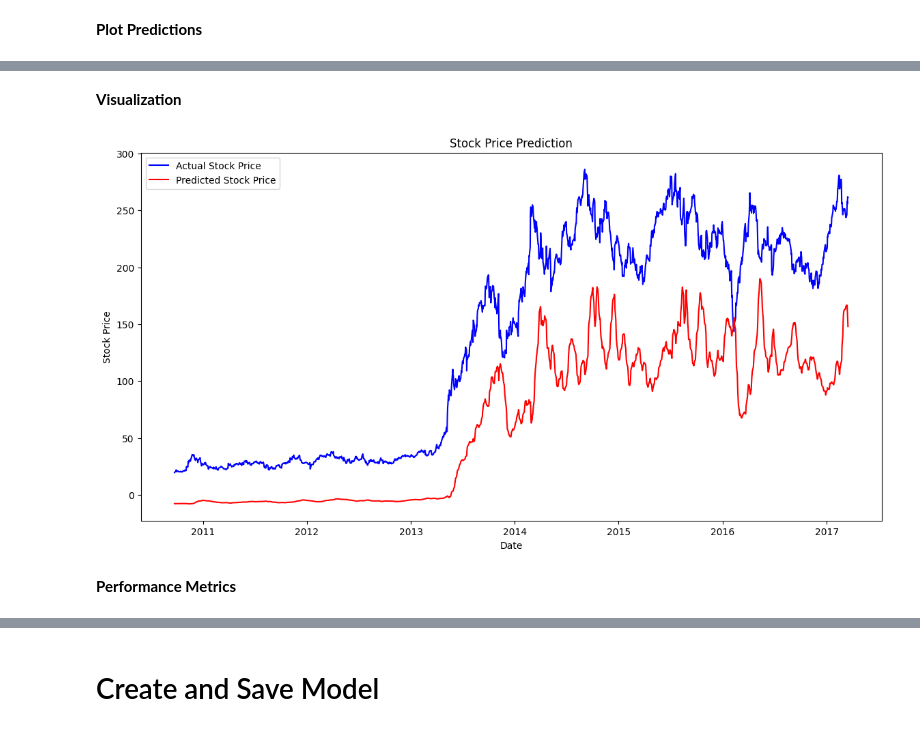
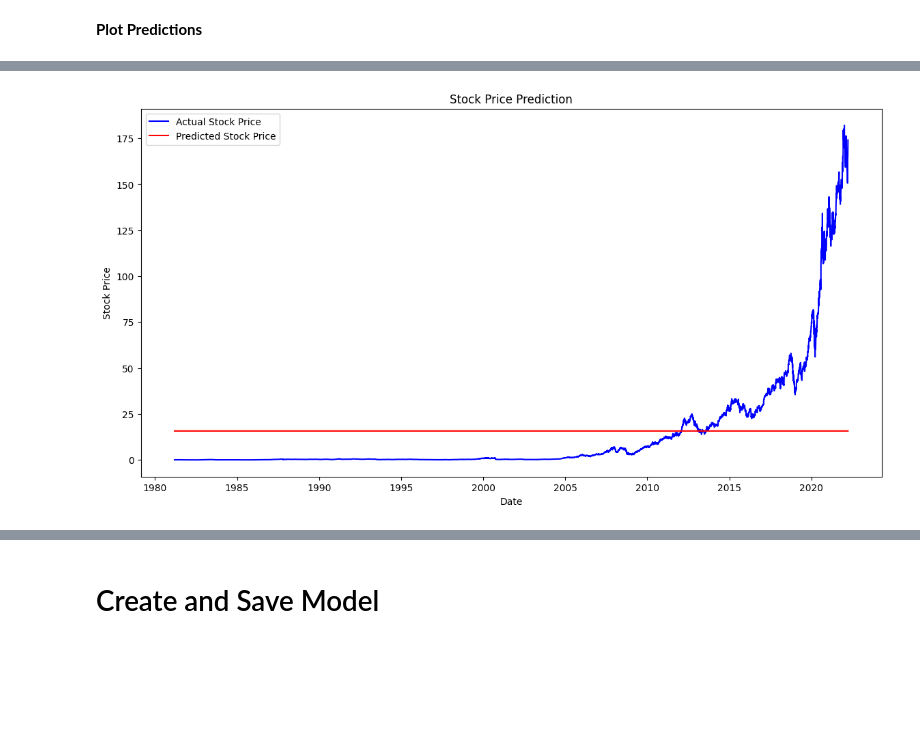
Before and after one commit to freshpex/AI-Final-Project, a Jupyter notebook: AI_Final_Project.ipynb, the cells around one changed output, grey strips where cells are left out. Cells and saved outputs as stored; diff of their text form; code cells hidden in the pictures; blank space fills up the shorter version.

```diff
--- a/AI_Final_Project.ipynb
+++ b/AI_Final_Project.ipynb
@@ -88,4 +125,0 @@ plt.show()
-# %%
-# we want to Normalize the data to make convergence faster
-scaler = MinMaxScaler(feature_range=(0, 1))
-scaled_data = scaler.fit_transform(combined_df)
@@ -209,11 +328,14 @@ plt.show()
 # %%
+# Load the trained model
+model = tf.keras.models.load_model('stock_prediction.h5')
+
 # Load a new dataset to test
-file = 'datasets/tesla.csv'
-testData = pd.read_csv(file)
-testData["Date"] = pd.to_datetime(testData["Date"])
-testData['Date'] = testData['Date'].dt.tz_localize(None)
-testData.set_index('Date', inplace=True)
-testData = testData.dropna()
+file = 'datasets/apple.csv'
+test_data = pd.read_csv(file)
+test_data['Date'] = pd.to_datetime(test_data['Date'])
+test_data.set_index('Date', inplace=True)
+test_data = test_data.dropna()
 
 # Normalize the dataset using the same scaler
-input_scaled = scaler.transform(testData.values)
+scaler = scalers['Tesla']
+input_scaled = scaler.transform(test_data[['Open', 'High', 'Low', 'Close', 'Adj Close', 'Volume']].values)
@@ -220,22 +344,23 @@ input_scaled = scaler.transform(testData.values)
 # %%
 # Initialize variables for testing
 x_test = []
-length = len(testData)
+time_step = 60
+length = len(test_data)
 
 # Create input sequences for the test model
 for i in range(time_step, length):
     x_test.append(input_scaled[i-time_step:i])
-
-# Convert to numpy array and reshape
-x_test = np.array(x_test)
-x_test = np.reshape(x_test, (x_test.shape[0], x_test.shape[1], x_test.shape[2]))
 # %%
+# Convert to numpy array and reshape
+x_test = np.array(x_test)
+x_test = np.reshape(x_test, (x_test.shape[0], x_test.shape[1], x_test.shape[2]))
+
 # Make predictions
 y_pred = model.predict(x_test)
 
 # Inverse transform predictions
-predicted_price = scaler.inverse_transform(np.concatenate((np.zeros((y_pred.shape[0], scaled_data.shape[1]-1)), y_pred), axis=1))[:, -1]
+predicted_price = scaler.inverse_transform(np.concatenate((np.zeros((y_pred.shape[0], input_scaled.shape[1]-1)), y_pred), axis=1))[:, 3]
 
 # Get the actual closing prices for comparison
-y_test = testData.iloc[time_step:, 3].values
+y_test = test_data['Close'].values[time_step:]
 # %% [output]
@@ -243,19 +368,15 @@ y_test = testData.iloc[time_step:, 3].values
-# %% [markdown]
-**Visualization**
 # %%
 # Plot the results
 plt.figure(figsize=(14, 7))
-plt.plot(testData.index[time_step:], y_test, color='blue', label='Actual Stock Price')
-plt.plot(testData.index[time_step:], predicted_price, color='red', label='Predicted Stock Price')
+plt.plot(test_data.index[time_step:], y_test, color='blue', label='Actual Stock Price')
+plt.plot(test_data.index[time_step:], predicted_price, color='red', label='Predicted Stock Price')
 plt.title('Stock Price Prediction')
 plt.xlabel('Date')
 plt.ylabel('Stock Price')
 plt.legend()
 plt.show()
 # %% [output]
-[figure, old version]
+[figure, new version]
-# %% [markdown]
-**Performance Metrics**
 # %%
 # Calculate Mean Squared Error (MSE) and Root Mean Squared Error (RMSE)
 mse = mean_squared_error(y_test, predicted_price)
```
Also changed, not shown: parts of 37 cells of this notebook, 10 other files.
